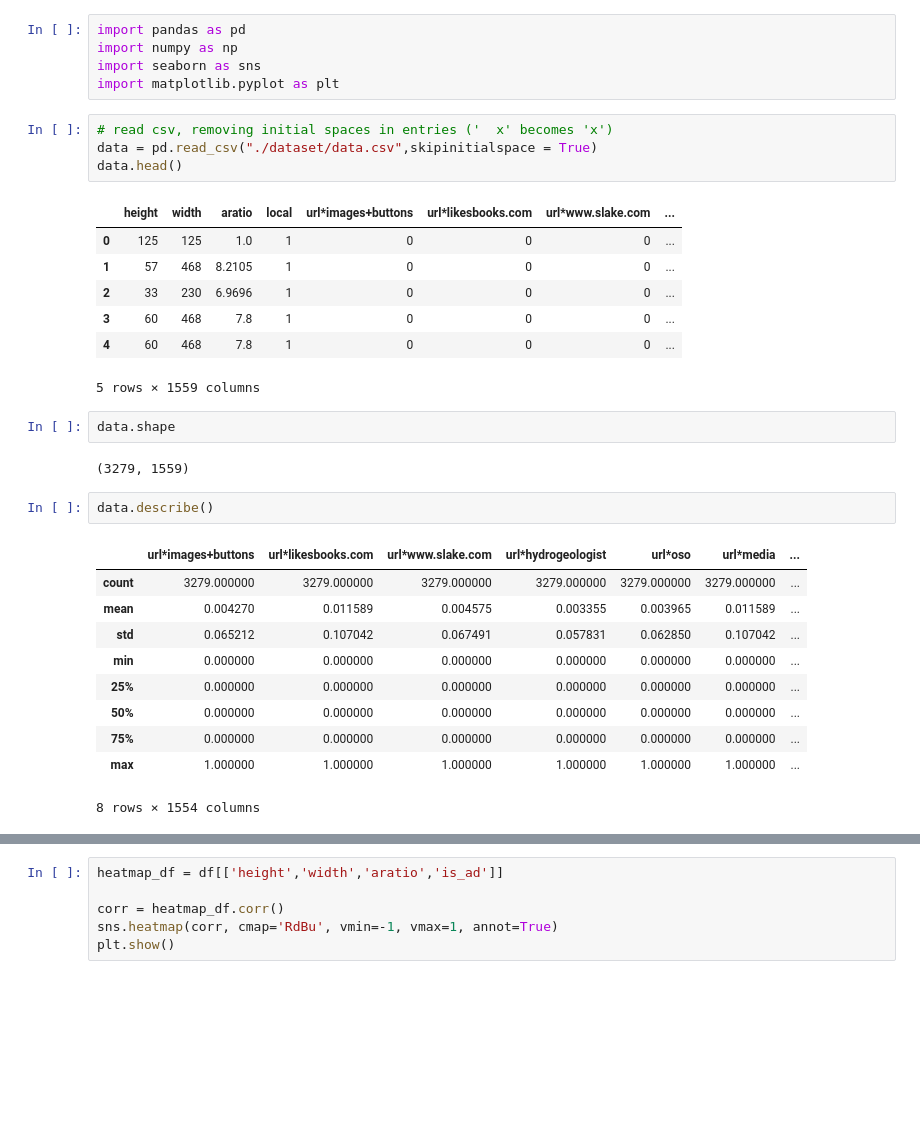
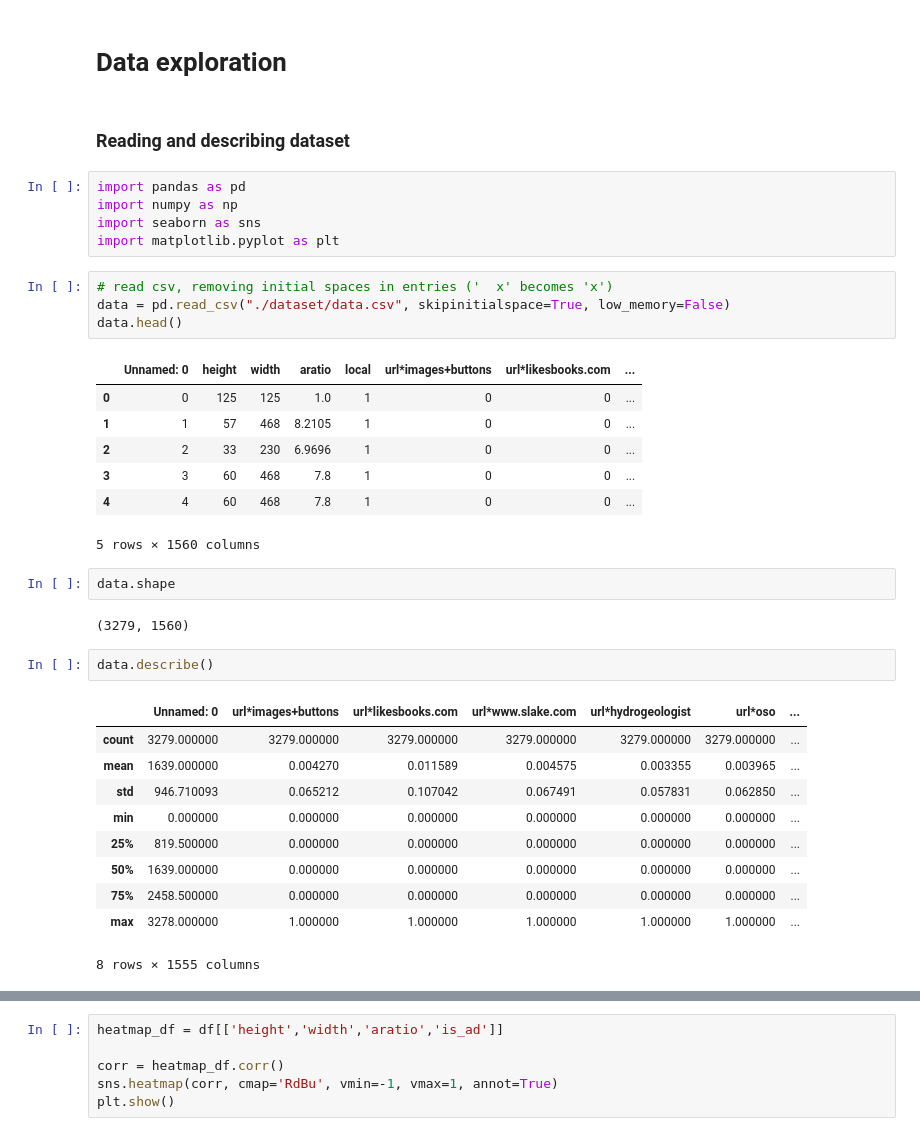
Before and after one commit to SydneyMW/171Project, a Jupyter notebook: 2_data_exploration.ipynb, the cells around one changed output, grey strips where cells are left out. Saved outputs shown, nothing was run; the diff lists cells and outputs as text; blank space fills up the shorter version.

```diff
--- a/2_data_exploration.ipynb
+++ b/2_data_exploration.ipynb
@@ -1,34 +1,38 @@
-# %%
-import pandas as pd
-import numpy as np
-import seaborn as sns
-import matplotlib.pyplot as plt
+# %% [markdown]
+# Data exploration
+# %% [markdown]
+### Reading and describing dataset
+# %%
+import pandas as pd
+import numpy as np
+import seaborn as sns
+import matplotlib.pyplot as plt
 # %%
 # read csv, removing initial spaces in entries ('  x' becomes 'x')
-data = pd.read_csv("./dataset/data.csv",skipinitialspace = True)
+data = pd.read_csv("./dataset/data.csv", skipinitialspace=True, low_memory=False)
 data.head()
 # %% [output]
-|  | height | width | aratio | local | url*images+buttons | url*likesbooks.com | url*www.slake.com | ... |
-| 0 | 125 | 125 | 1.0 | 1 | 0 | 0 | 0 | ... |
-| 1 | 57 | 468 | 8.2105 | 1 | 0 | 0 | 0 | ... |
-| 2 | 33 | 230 | 6.9696 | 1 | 0 | 0 | 0 | ... |
-| 3 | 60 | 468 | 7.8 | 1 | 0 | 0 | 0 | ... |
-| 4 | 60 | 468 | 7.8 | 1 | 0 | 0 | 0 | ... |
+|  | Unnamed: 0 | height | width | aratio | local | url*images+buttons | url*likesbooks.com | ... |
+| 0 | 0 | 125 | 125 | 1.0 | 1 | 0 | 0 | ... |
+| 1 | 1 | 57 | 468 | 8.2105 | 1 | 0 | 0 | ... |
+| 2 | 2 | 33 | 230 | 6.9696 | 1 | 0 | 0 | ... |
+| 3 | 3 | 60 | 468 | 7.8 | 1 | 0 | 0 | ... |
+| 4 | 4 | 60 | 468 | 7.8 | 1 | 0 | 0 | ... |
-5 rows × 1559 columns
+5 rows × 1560 columns
 # %%
 data.shape
 # %% [output]
-(3279, 1559)
+(3279, 1560)
 # %%
 data.describe()
 # %% [output]
-|  | url*images+buttons | url*likesbooks.com | url*www.slake.com | url*hydrogeologist | url*oso | url*media | ... |
+|  | Unnamed: 0 | url*images+buttons | url*likesbooks.com | url*www.slake.com | url*hydrogeologist | url*oso | ... |
 | count | 3279.000000 | 3279.000000 | 3279.000000 | 3279.000000 | 3279.000000 | 3279.000000 | ... |
-| mean | 0.004270 | 0.011589 | 0.004575 | 0.003355 | 0.003965 | 0.011589 | ... |
-| std | 0.065212 | 0.107042 | 0.067491 | 0.057831 | 0.062850 | 0.107042 | ... |
+| mean | 1639.000000 | 0.004270 | 0.011589 | 0.004575 | 0.003355 | 0.003965 | ... |
+| std | 946.710093 | 0.065212 | 0.107042 | 0.067491 | 0.057831 | 0.062850 | ... |
 | min | 0.000000 | 0.000000 | 0.000000 | 0.000000 | 0.000000 | 0.000000 | ... |
-| 25% | 0.000000 | 0.000000 | 0.000000 | 0.000000 | 0.000000 | 0.000000 | ... |
-| 50% | 0.000000 | 0.000000 | 0.000000 | 0.000000 | 0.000000 | 0.000000 | ... |
-| 75% | 0.000000 | 0.000000 | 0.000000 | 0.000000 | 0.000000 | 0.000000 | ... |
-| max | 1.000000 | 1.000000 | 1.000000 | 1.000000 | 1.000000 | 1.000000 | ... |
+| 25% | 819.500000 | 0.000000 | 0.000000 | 0.000000 | 0.000000 | 0.000000 | ... |
+| 50% | 1639.000000 | 0.000000 | 0.000000 | 0.000000 | 0.000000 | 0.000000 | ... |
+| 75% | 2458.500000 | 0.000000 | 0.000000 | 0.000000 | 0.000000 | 0.000000 | ... |
+| max | 3278.000000 | 1.000000 | 1.000000 | 1.000000 | 1.000000 | 1.000000 | ... |
-8 rows × 1554 columns
+8 rows × 1555 columns
```
Also changed, not shown: parts of 12 cells of this notebook, 3 other files.
